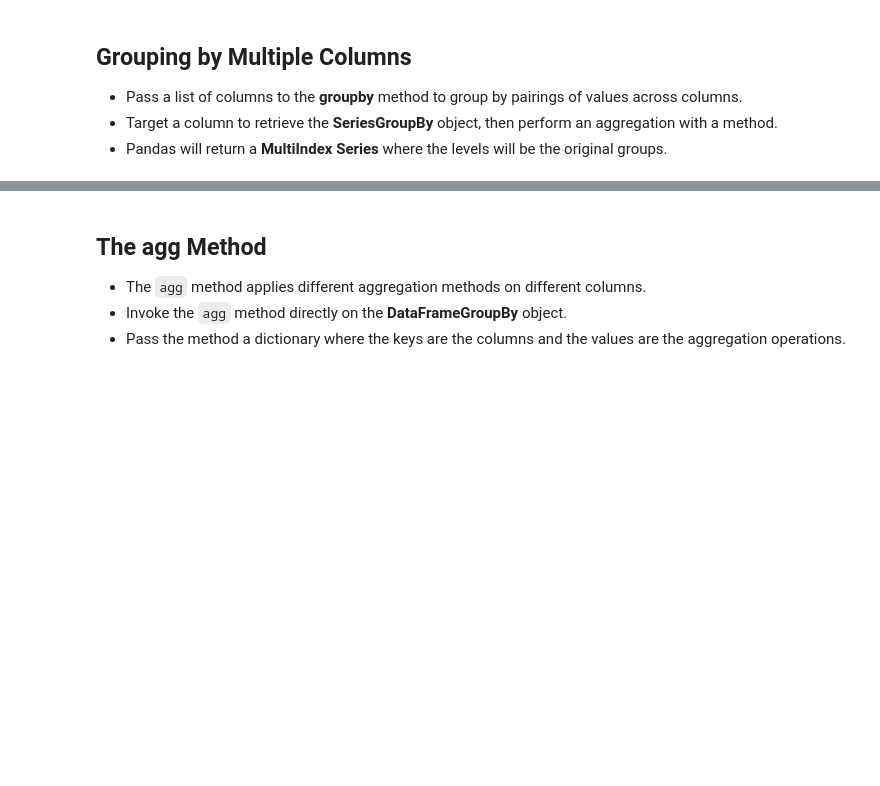
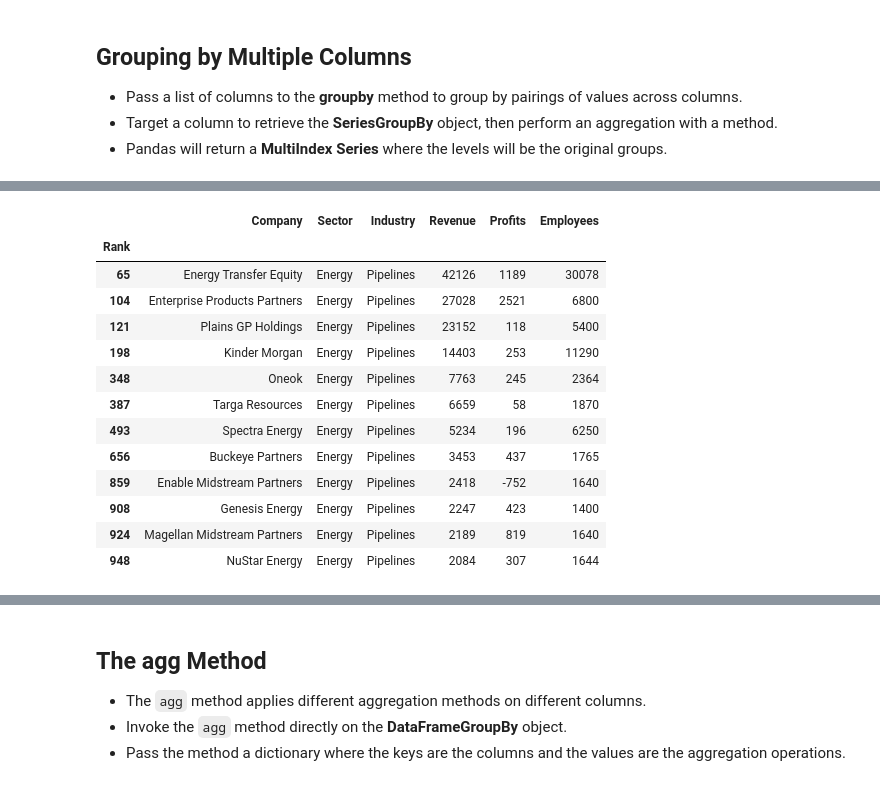
Before and after one commit to Petar-Koprinkov/Pandas, a Jupyter notebook: Incomplete/09 - The GroupBy Object.ipynb, the cells around one changed output, grey strips where cells are left out. Drawn from its saved outputs; the diff is of its cells as text; code cells hidden in the pictures; blank space fills up the shorter version.

Commit message:
feat: Grouping by multiple columns

```diff
--- a/Incomplete/09 - The GroupBy Object.ipynb
+++ b/Incomplete/09 - The GroupBy Object.ipynb
@@ -300,3 +300,5 @@ sectors[['Revenue', 'Employees']].sum()
 - Pass a list of columns to the **groupby** method to group by pairings of values across columns.
 - Target a column to retrieve the **SeriesGroupBy** object, then perform an aggregation with a method.
 - Pandas will return a **MultiIndex** **Series** where the levels will be the original groups.
+# %%
+sectors = fortune.groupby(['Sector', 'Industry'])
@@ -302,0 +321,17 @@ sectors[['Revenue', 'Employees']].sum()
+# %%
+sectors.get_group(('Energy', 'Pipelines'))
+# %% [output]
+|  | Company | Sector | Industry | Revenue | Profits | Employees |
+| Rank |  |  |  |  |  |  |
+| 65 | Energy Transfer Equity | Energy | Pipelines | 42126 | 1189 | 30078 |
+| 104 | Enterprise Products Partners | Energy | Pipelines | 27028 | 2521 | 6800 |
+| 121 | Plains GP Holdings | Energy | Pipelines | 23152 | 118 | 5400 |
+| 198 | Kinder Morgan | Energy | Pipelines | 14403 | 253 | 11290 |
+| 348 | Oneok | Energy | Pipelines | 7763 | 245 | 2364 |
+| 387 | Targa Resources | Energy | Pipelines | 6659 | 58 | 1870 |
+| 493 | Spectra Energy | Energy | Pipelines | 5234 | 196 | 6250 |
+| 656 | Buckeye Partners | Energy | Pipelines | 3453 | 437 | 1765 |
+| 859 | Enable Midstream Partners | Energy | Pipelines | 2418 | -752 | 1640 |
+| 908 | Genesis Energy | Energy | Pipelines | 2247 | 423 | 1400 |
+| 924 | Magellan Midstream Partners | Energy | Pipelines | 2189 | 819 | 1640 |
+| 948 | NuStar Energy | Energy | Pipelines | 2084 | 307 | 1644 |
```
Also changed, not shown: parts of 2 cells of this notebook.
